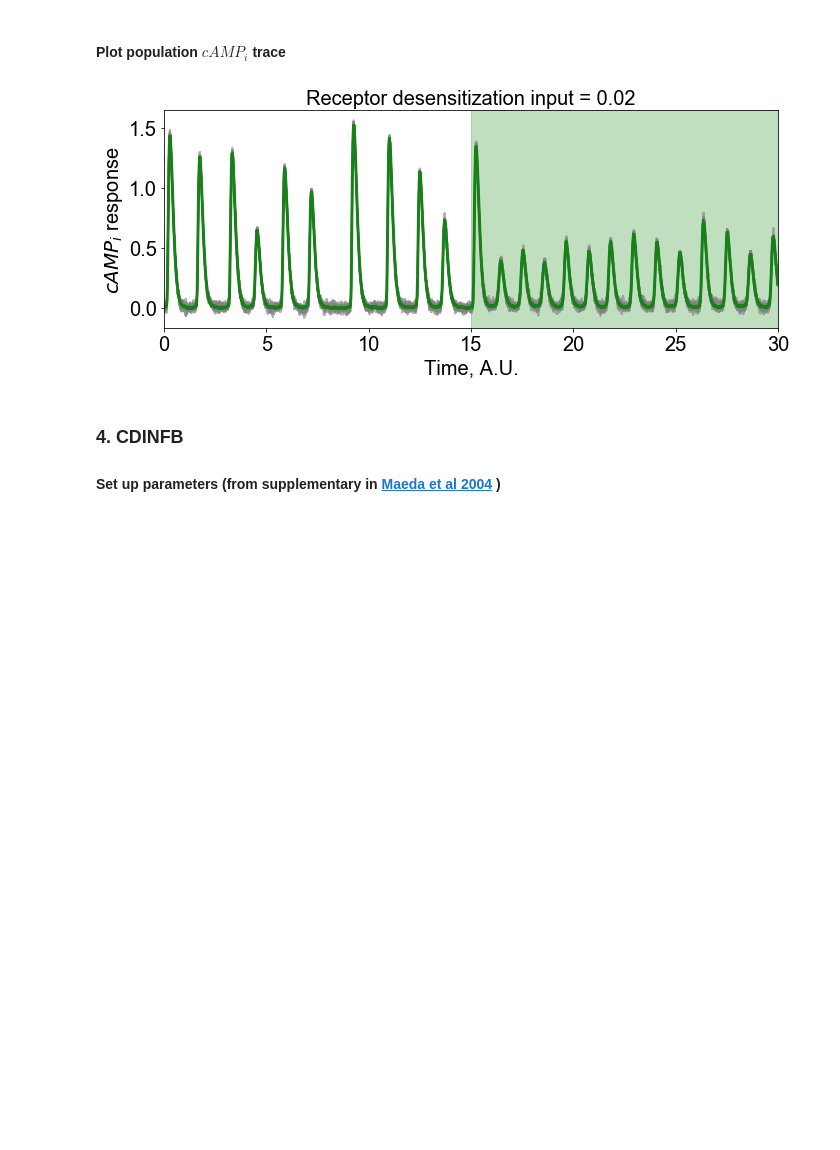
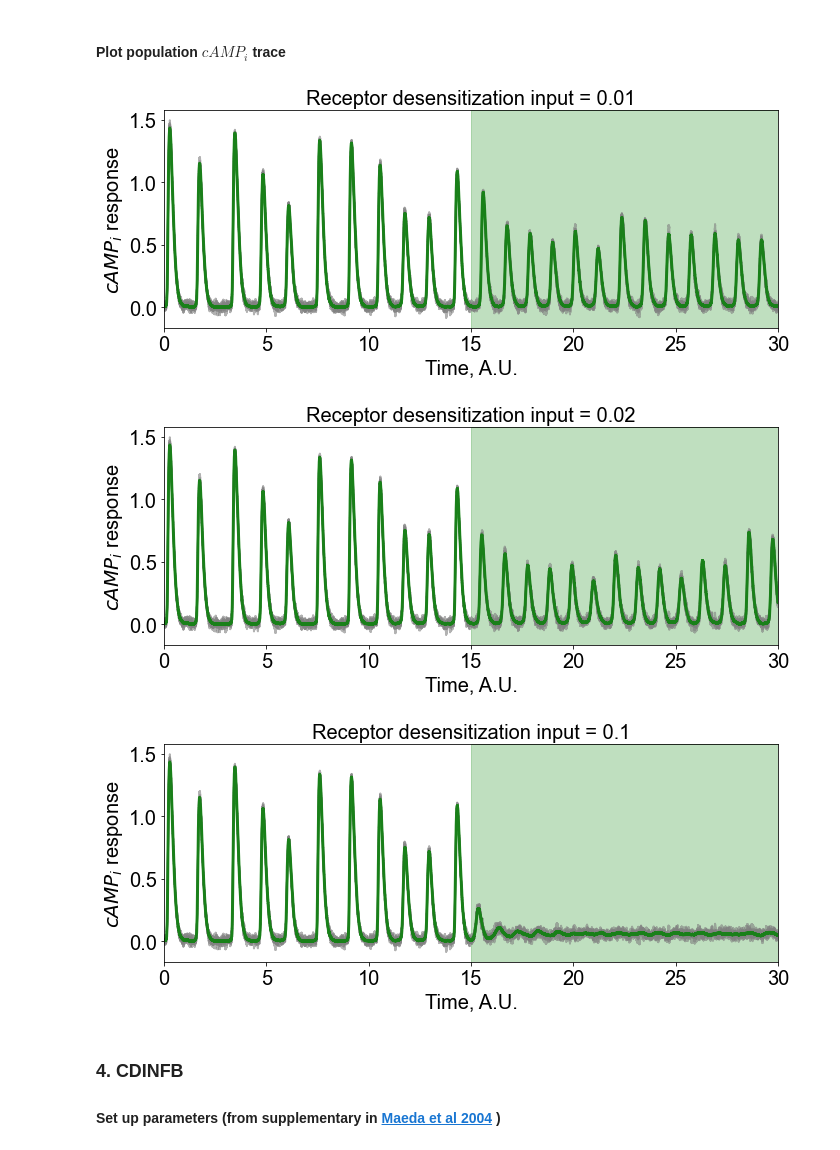
Before and after one commit to sgrolab/dictymodels, a Jupyter notebook: Notebooks/population_collective_oscillation_noise.ipynb, the cells around one changed output. Saved outputs shown, nothing was run; the diff lists cells and outputs as text; code cells hidden in the pictures; blank space fills up the shorter version.

```diff
--- a/Notebooks/population_collective_oscillation_noise.ipynb
+++ b/Notebooks/population_collective_oscillation_noise.ipynb
@@ -102,9 +98,16 @@ os.chdir("../Notebooks")
 sigma = 10 # noise strength
 N = 100 # number of cells in the population
 
-dt=0.001; t_tot=30;# 90
+dt=0.001; t_tot=30
 t=list(np.arange(0,t_tot*Nt_Goldbeter,dt))
 nSteps = len(t)
+
+stim_time= 0.5 # cAMPext_influx happens at half the total time
+stim_time_step=int(round(stim_time*t_tot*Nt_Goldbeter/dt)) # at this time step input is applied
+
+# fix random seed (optional)
+np.random.seed(1)
+r = math.sqrt(dt)*np.random.normal(0,1,size = (len(t),N))
 # %% [markdown]
 #### Define $cAMP_{e}$ influx trace and get $cAMP_i$ simulation response
 # %%
@@ -141,14 +148,18 @@ b_trace_norm_mean = np.mean(b_trace_norm,axis = 0)
 # %%
 # Plot outputs
 tlim = [0,t_tot]
 # specify which single cell traces to display
 SC_traces_idx = [0,1,2,3,4,5]
-# plot population mean and individual traces
-title = 'Receptor desensitization input = '+ str(cAMPext_influx)
-plot_POP_oscillation(t_plot_Goldbeter,b_trace_norm_mean,cAMPext_influx,
-                     tlim, stim_time,title,b_trace_norm, SC_traces_idx)
+
+# plot population mean and individual traces for all external cAMP input levels
+for j in range(len(camp_input_arr)):
+    title = 'Receptor desensitization input = '+ str(camp_input_arr[j])
+    plot_POP_oscillation(t_plot_Goldbeter,b_traces_norm_mean[j,:],camp_input_arr[j],
+                         tlim, stim_time,title,b_traces_norm[j,:,:], SC_traces_idx)
 # %% [output]
-[figure, old version]
+[figure, new version]
+[figure, added]
+[figure, added]
 # %% [markdown]
 ### 4. CDINFB
 #### Set up parameters (from supplementary in [Maeda et al 2004](https://science.sciencemag.org/content/304/5672/875/tab-figures-data) )
```
Also changed, not shown: parts of 14 cells of this notebook, 39 other files.
